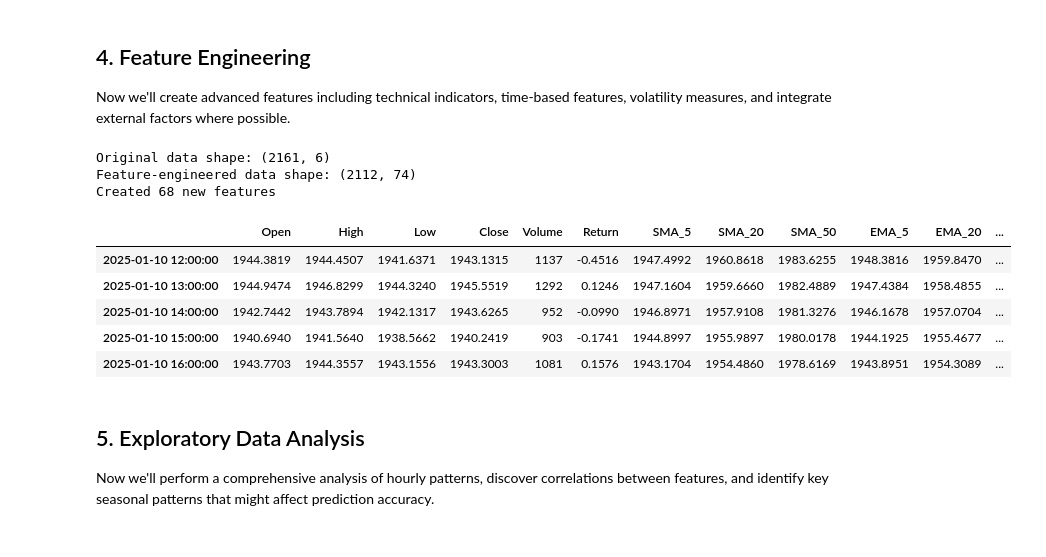
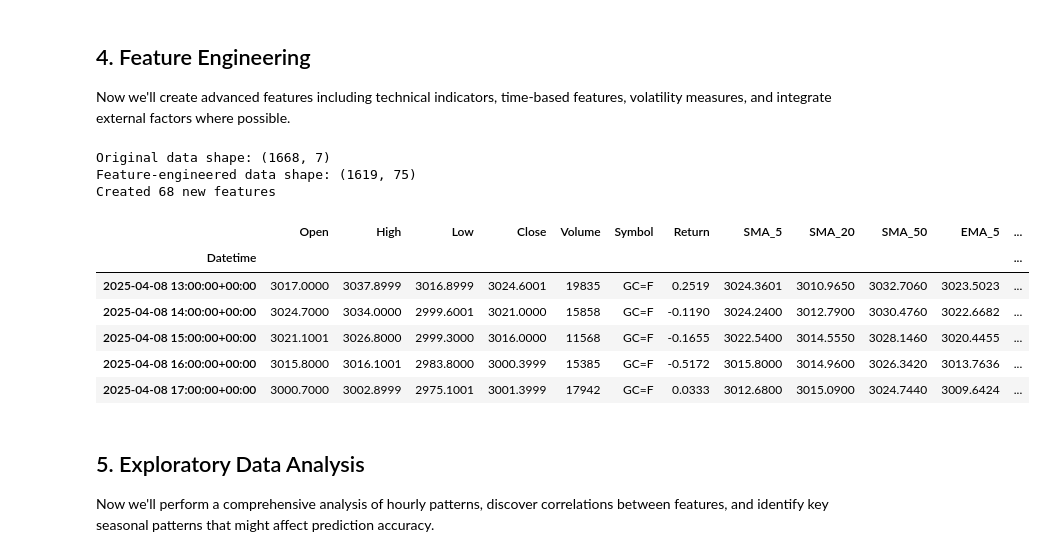
Before and after one commit to LiCHUTKO/GoldPriceDeepForecast, a Jupyter notebook: gold-price-predictions20.ipynb, the cells around one changed output. Saved outputs shown, nothing was run; the diff lists cells and outputs as text; code cells hidden in the pictures.

```diff
--- a/gold-price-predictions20.ipynb
+++ b/gold-price-predictions20.ipynb
@@ -238,6 +176,9 @@ Error fetching data from Alpha Vantage: Invalid API call. Please retry or visit
 
 In this section, we'll clean and prepare the hourly data by handling missing values, detecting and removing outliers, and ensuring overall data quality.
 # %%
+# Assign gold_futures data to gold_hourly for processing
+gold_hourly = gold_futures.copy()
+
 # Check basic information about our dataset
 print("Dataset shape:", gold_hourly.shape)
 print("\nData types:")
@@ -546,42 +488,43 @@ def engineer_features(df):
     enhanced_df['Above_SMA_20'] = (enhanced_df['Close'] > enhanced_df['SMA_20']).astype(int)
     enhanced_df['Above_SMA_50'] = (enhanced_df['Close'] > enhanced_df['SMA_50']).astype(int)
 
     # Moving Average Crossovers
     enhanced_df['SMA_5_20_Crossover'] = (
         (enhanced_df['SMA_5'] > enhanced_df['SMA_20']) &
         (enhanced_df['SMA_5'].shift(1) <= enhanced_df['SMA_20'].shift(1))
     ).astype(int)
 
     enhanced_df['SMA_20_50_Crossover'] = (
         (enhanced_df['SMA_20'] > enhanced_df['SMA_50']) &
         (enhanced_df['SMA_20'].shift(1) <= enhanced_df['SMA_50'].shift(1))
     ).astype(int)
 
     # Drop rows with NaN values that result from indicators calculation
     enhanced_df = enhanced_df.dropna()
 
     return enhanced_df
 
 # Apply feature engineering to our dataset
 gold_hourly_features = engineer_features(gold_hourly_original)
 
 # Print overview of engineered features
 print(f"Original data shape: {gold_hourly_original.shape}")
 print(f"Feature-engineered data shape: {gold_hourly_features.shape}")
 print(f"Created {gold_hourly_features.shape[1] - gold_hourly_original.shape[1]} new features")
 
 # Show the first few rows of the feature-engineered dataset
-gold_hourly_features.head()
+gold_hourly_features.tail()
 # %% [output]
-Original data shape: (2161, 6)
-Feature-engineered data shape: (2112, 74)
+Original data shape: (1668, 7)
+Feature-engineered data shape: (1619, 75)
 Created 68 new features
-|  | Open | High | Low | Close | Volume | Return | SMA_5 | SMA_20 | SMA_50 | EMA_5 | EMA_20 | ... |
-| 2025-01-10 12:00:00 | 1944.3819 | 1944.4507 | 1941.6371 | 1943.1315 | 1137 | -0.4516 | 1947.4992 | 1960.8618 | 1983.6255 | 1948.3816 | 1959.8470 | ... |
-| 2025-01-10 13:00:00 | 1944.9474 | 1946.8299 | 1944.3240 | 1945.5519 | 1292 | 0.1246 | 1947.1604 | 1959.6660 | 1982.4889 | 1947.4384 | 1958.4855 | ... |
-| 2025-01-10 14:00:00 | 1942.7442 | 1943.7894 | 1942.1317 | 1943.6265 | 952 | -0.0990 | 1946.8971 | 1957.9108 | 1981.3276 | 1946.1678 | 1957.0704 | ... |
-| 2025-01-10 15:00:00 | 1940.6940 | 1941.5640 | 1938.5662 | 1940.2419 | 903 | -0.1741 | 1944.8997 | 1955.9897 | 1980.0178 | 1944.1925 | 1955.4677 | ... |
-| 2025-01-10 16:00:00 | 1943.7703 | 1944.3557 | 1943.1556 | 1943.3003 | 1081 | 0.1576 | 1943.1704 | 1954.4860 | 1978.6169 | 1943.8951 | 1954.3089 | ... |
+|  | Open | High | Low | Close | Volume | Symbol | Return | SMA_5 | SMA_20 | SMA_50 | EMA_5 | ... |
+| Datetime |  |  |  |  |  |  |  |  |  |  |  | ... |
+| 2025-04-08 13:00:00+00:00 | 3017.0000 | 3037.8999 | 3016.8999 | 3024.6001 | 19835 | GC=F | 0.2519 | 3024.3601 | 3010.9650 | 3032.7060 | 3023.5023 | ... |
+| 2025-04-08 14:00:00+00:00 | 3024.7000 | 3034.0000 | 2999.6001 | 3021.0000 | 15858 | GC=F | -0.1190 | 3024.2400 | 3012.7900 | 3030.4760 | 3022.6682 | ... |
+| 2025-04-08 15:00:00+00:00 | 3021.1001 | 3026.8000 | 2999.3000 | 3016.0000 | 11568 | GC=F | -0.1655 | 3022.5400 | 3014.5550 | 3028.1460 | 3020.4455 | ... |
+| 2025-04-08 16:00:00+00:00 | 3015.8000 | 3016.1001 | 2983.8000 | 3000.3999 | 15385 | GC=F | -0.5172 | 3015.8000 | 3014.9600 | 3026.3420 | 3013.7636 | ... |
+| 2025-04-08 17:00:00+00:00 | 3000.7000 | 3002.8999 | 2975.1001 | 3001.3999 | 17942 | GC=F | 0.0333 | 3012.6800 | 3015.0900 | 3024.7440 | 3009.6424 | ... |
 # %% [markdown]
 ## 5. Exploratory Data Analysis
 
```
Also changed, not shown: parts of 8 cells of this notebook.
